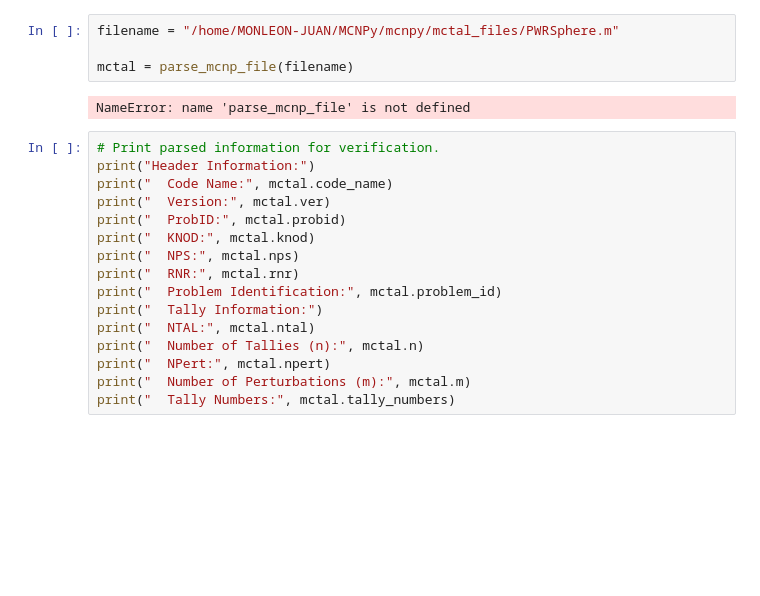
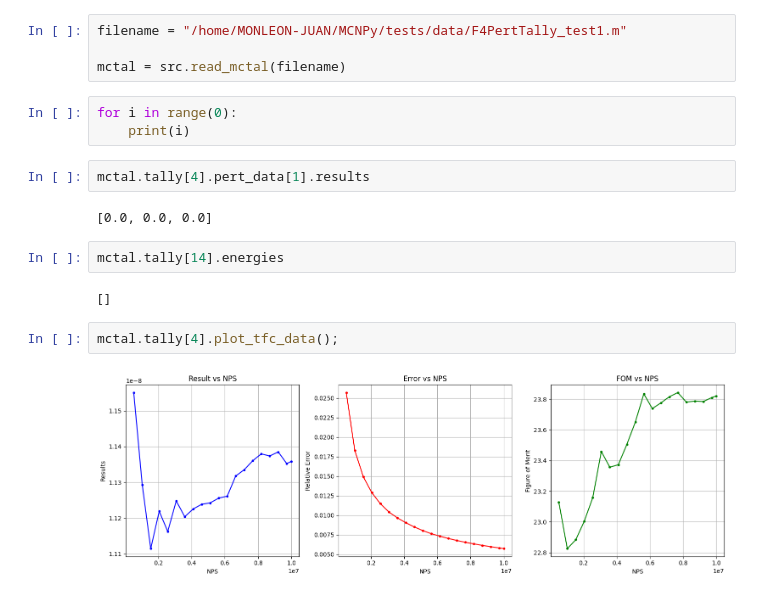
Before and after one commit to monleon96/MCNPy, a Jupyter notebook: examples/mctal_parser.ipynb, the cells around one changed output. Saved outputs shown, nothing was run; the diff lists cells and outputs as text; blank space fills up the shorter version.

```diff
--- a/examples/mctal_parser.ipynb
+++ b/examples/mctal_parser.ipynb
@@ -3,22 +3,19 @@ import mcnpy
 # %%
-filename = "/home/MONLEON-JUAN/MCNPy/mcnpy/mctal_files/PWRSphere.m"
+filename = "/home/MONLEON-JUAN/MCNPy/tests/data/F4PertTally_test1.m"
 
-mctal = parse_mcnp_file(filename)
+mctal = src.read_mctal(filename)
-# %% [output]
-NameError: name 'parse_mcnp_file' is not defined
-# %%
-# Print parsed information for verification.
-print("Header Information:")
-print("  Code Name:", mctal.code_name)
-print("  Version:", mctal.ver)
-print("  ProbID:", mctal.probid)
-print("  KNOD:", mctal.knod)
-print("  NPS:", mctal.nps)
-print("  RNR:", mctal.rnr)
-print("  Problem Identification:", mctal.problem_id)
-print("  Tally Information:")
-print("  NTAL:", mctal.ntal)
-print("  Number of Tallies (n):", mctal.n)
-print("  NPert:", mctal.npert)
-print("  Number of Perturbations (m):", mctal.m)
-print("  Tally Numbers:", mctal.tally_numbers)
+# %%
+for i in range(0):
+    print(i)
+# %%
+mctal.tally[4].pert_data[1].results
+# %% [output]
+[0.0, 0.0, 0.0]
+# %%
+mctal.tally[14].energies
+# %% [output]
+[]
+# %%
+mctal.tally[4].plot_tfc_data();
+# %% [output]
+[figure, added]
```
Also changed, not shown: parts of 2 cells of this notebook, 29 other files.
